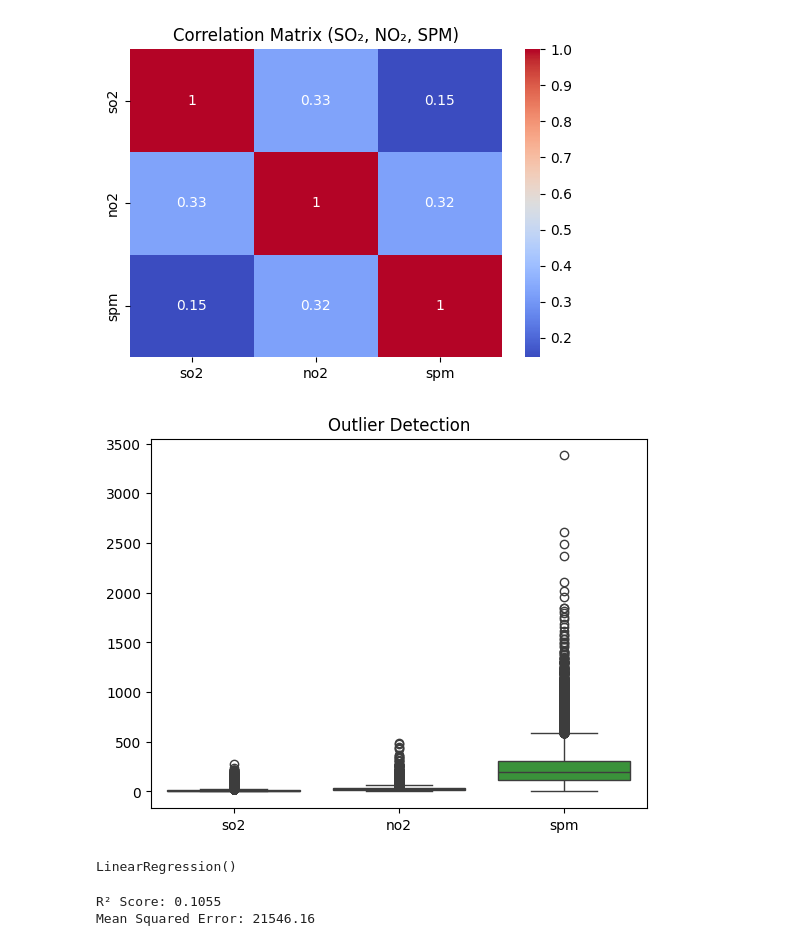
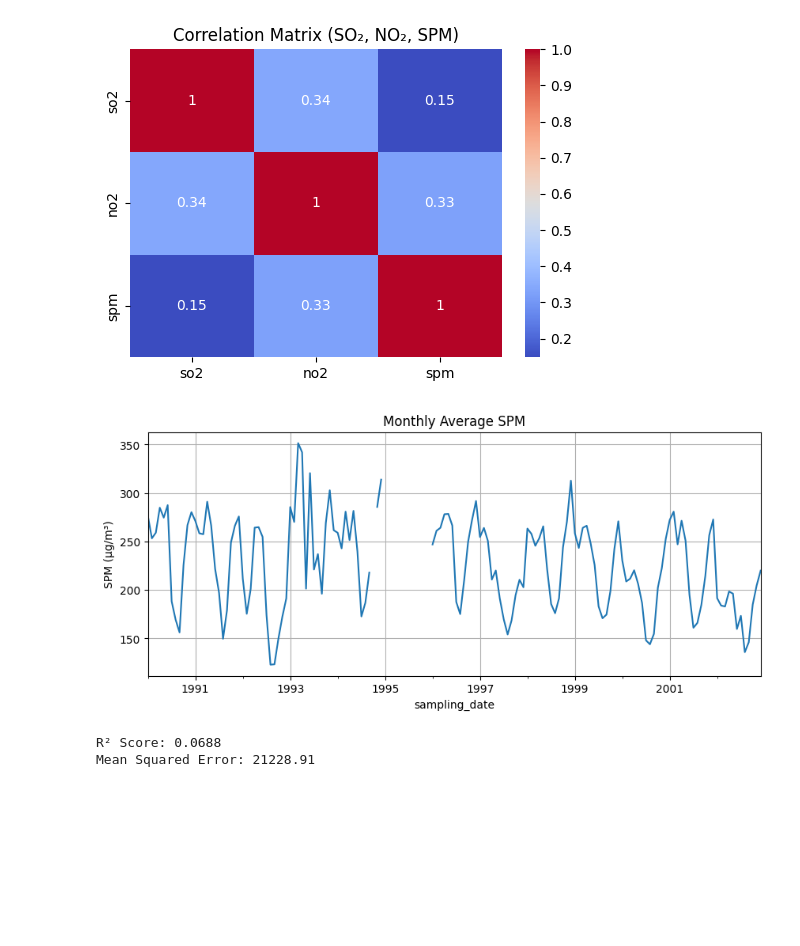
Before and after one commit to rajghosh06-dev/Pollution-Drift-Predictor, a Jupyter notebook: WEEK2/week2_model_training.ipynb, the cells around one changed output. Cells and saved outputs as stored; diff of their text form; code cells hidden in the pictures; blank space fills up the shorter version.

```diff
--- a/WEEK2/week2_model_training.ipynb
+++ b/WEEK2/week2_model_training.ipynb
@@ -80,34 +107,59 @@ plt.title("Correlation Matrix (SO₂, NO₂, SPM)")
 plt.show()
 # %% [output]
 [figure]
-# %%
-# Outlier Detection
-sns.boxplot(data=df_pollutants[['so2', 'no2', 'spm']])
-plt.title("Outlier Detection")
-plt.show()
-# %% [output]
-[figure, removed]
-# %%
-# Model Training
-X = df_pollutants[['so2', 'no2']]
-y = df_pollutants['spm']
-
-X_train, X_test, y_train, y_test = train_test_split(X, y, test_size=0.2, random_state=42)
-
-model = LinearRegression()
-model.fit(X_train, y_train)
-# %% [output]
-LinearRegression()
+# %%
+# Custom parser for 'February - M021990' format
+def parse_custom_date(val):
+    try:
+        month_str, code = val.split(" - ")
+        month_num = int(code[1:3])  # Extract '02' from 'M021990'
+        year = int(code[3:])        # Extract '1990' from 'M021990'
+        return pd.Timestamp(year=year, month=month_num, day=1)
+    except:
+        return pd.NaT
+# %%
+# Apply parser
+df['sampling_date'] = df['sampling_date'].apply(parse_custom_date)
+
+# Drop rows with invalid dates or missing SPM
+df = df.dropna(subset=['sampling_date', 'spm'])
+# %%
+# Time Series Plot
+df.set_index('sampling_date')['spm'].resample('ME').mean().plot(figsize=(10,4))
+plt.title("Monthly Average SPM")
+plt.ylabel("SPM (µg/m³)")
+plt.grid(True)
+plt.show()
+# %% [output]
+[figure, added]
 # %%
-# Model Evaluation
-y_pred = model.predict(X_test)
+## Preprocessing + Model Training
 
+# Select features and target
+df_model = df[['so2', 'no2', 'spm']].dropna()
+X = df_model[['so2', 'no2']]
+y = df_model['spm']
+
+# Split data
+X_train, X_test, y_train, y_test = train_test_split(X, y, test_size=0.2, random_state=42)
+
+# Apply StandardScaler
+scaler = StandardScaler()
+X_train_scaled = scaler.fit_transform(X_train)  # fit + transform
+X_test_scaled = scaler.transform(X_test)        # only transform
+
+# Train model
+model = LinearRegression()
+model.fit(X_train_scaled, y_train)
+
+# Predict and evaluate
+y_pred = model.predict(X_test_scaled)
 r2 = r2_score(y_test, y_pred)
 mse = mean_squared_error(y_test, y_pred)
 
 print(f"R² Score: {r2:.4f}")
 print(f"Mean Squared Error: {mse:.2f}")
 # %% [output]
-R² Score: 0.1055
-Mean Squared Error: 21546.16
+R² Score: 0.0688
+Mean Squared Error: 21228.91
 # %%
```
Also changed, not shown: parts of 11 cells of this notebook, 3 other files.
